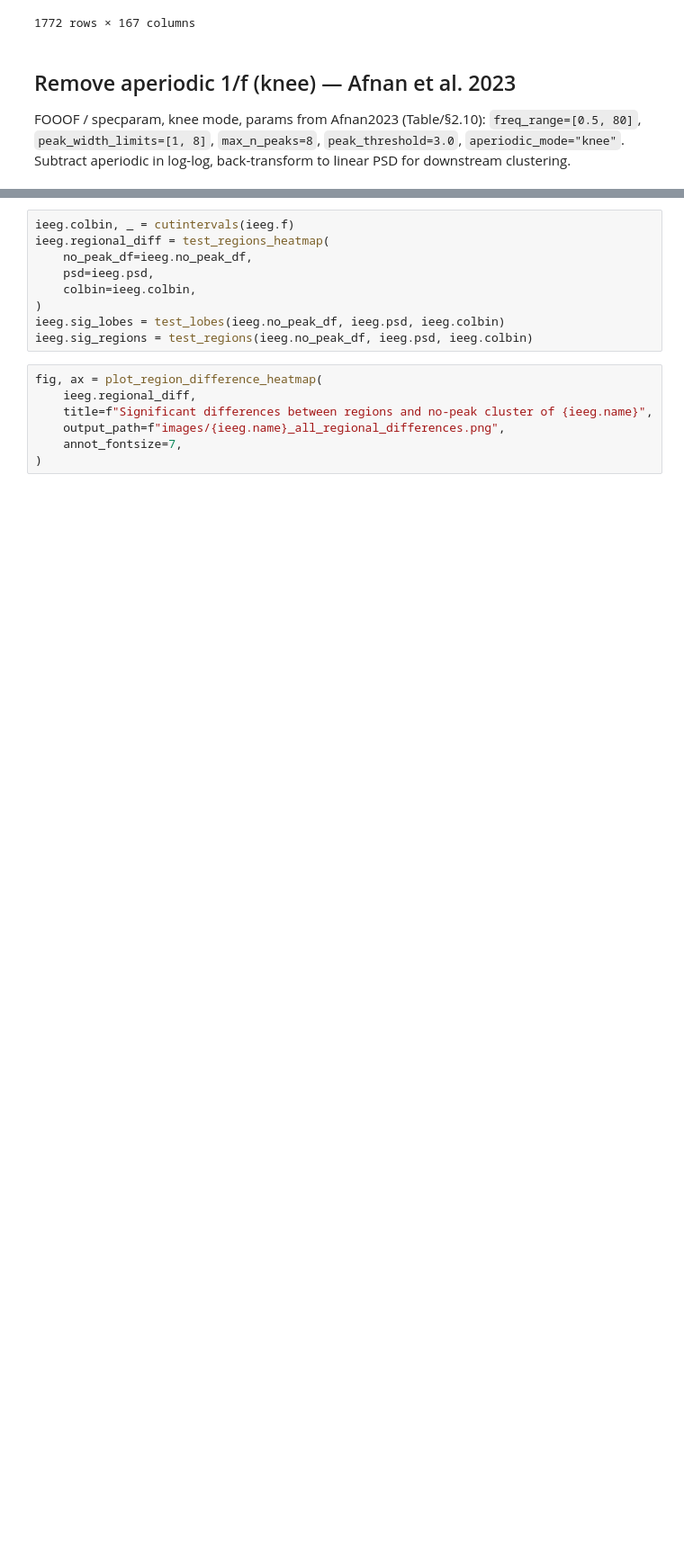
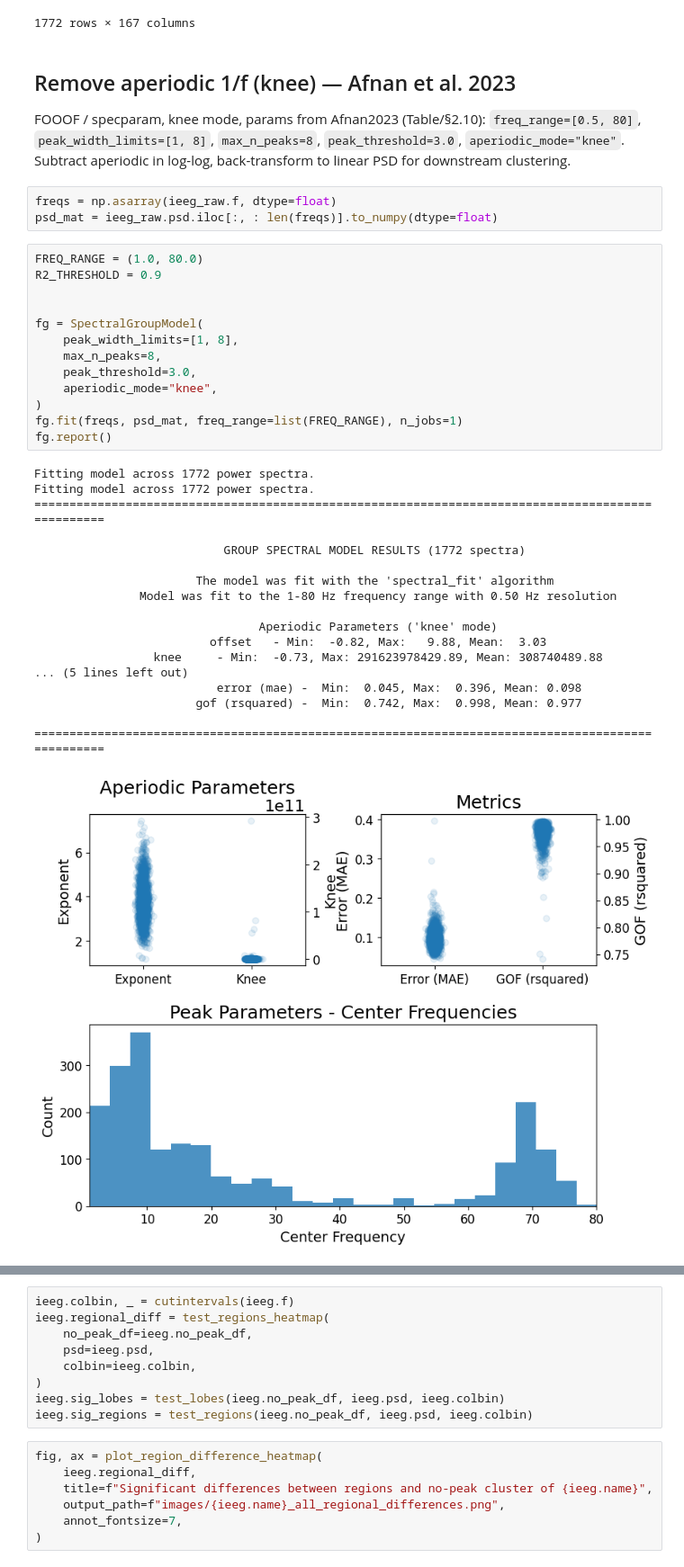
Before and after one commit to danieltomasz/code-spectral-comparison, a Jupyter notebook: analiza/03_cluster_pipeline_1f_removed.ipynb, the cells around one changed output, grey strips where cells are left out. Shown at 90% size. Saved outputs shown, nothing was run; the diff lists cells and outputs as text; blank space fills up the shorter version.

```diff
--- a/analiza/03_cluster_pipeline_1f_removed.ipynb
+++ b/analiza/03_cluster_pipeline_1f_removed.ipynb
@@ -81,3 +84,38 @@ FOOOF / specparam, knee mode, params from Afnan2023 (Table/§2.10):
 `freq_range=[0.5, 80]`, `peak_width_limits=[1, 8]`, `max_n_peaks=8`,
 `peak_threshold=3.0`, `aperiodic_mode="knee"`. Subtract aperiodic in log-log,
 back-transform to linear PSD for downstream clustering.
+# %%
+freqs = np.asarray(ieeg_raw.f, dtype=float)
+psd_mat = ieeg_raw.psd.iloc[:, : len(freqs)].to_numpy(dtype=float)
+# %%
+FREQ_RANGE = (1.0, 80.0)
+R2_THRESHOLD = 0.9
+
+
+fg = SpectralGroupModel(
+    peak_width_limits=[1, 8],
+    max_n_peaks=8,
+    peak_threshold=3.0,
+    aperiodic_mode="knee",
+)
+fg.fit(freqs, psd_mat, freq_range=list(FREQ_RANGE), n_jobs=1)
+fg.report()
+# %% [output]
+Fitting model across 1772 power spectra.
+Fitting model across 1772 power spectra.
+==================================================================================================
+
+                           GROUP SPECTRAL MODEL RESULTS (1772 spectra)
+
+                       The model was fit with the 'spectral_fit' algorithm
+               Model was fit to the 1-80 Hz frequency range with 0.50 Hz resolution
+
+                                Aperiodic Parameters ('knee' mode)
+                         offset   - Min:  -0.82, Max:   9.88, Mean:  3.03
+                 knee     - Min:  -0.73, Max: 291623978429.89, Mean: 308740489.88
+... (5 lines left out)
+                          error (mae) -  Min:  0.045, Max:  0.396, Mean: 0.098
+                       gof (rsquared) -  Min:  0.742, Max:  0.998, Mean: 0.977
+
+==================================================================================================
+[figure, added]
```
Also changed, not shown: parts of 10 cells of this notebook, 19 other files.
